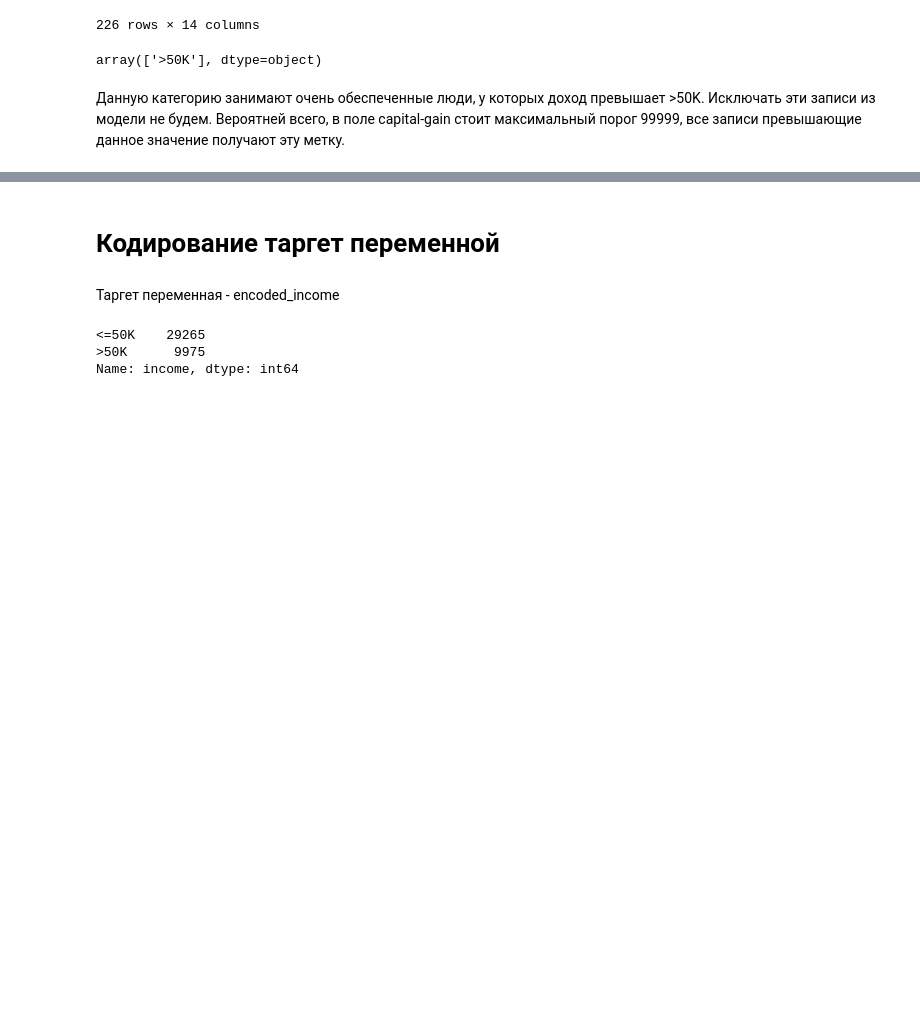
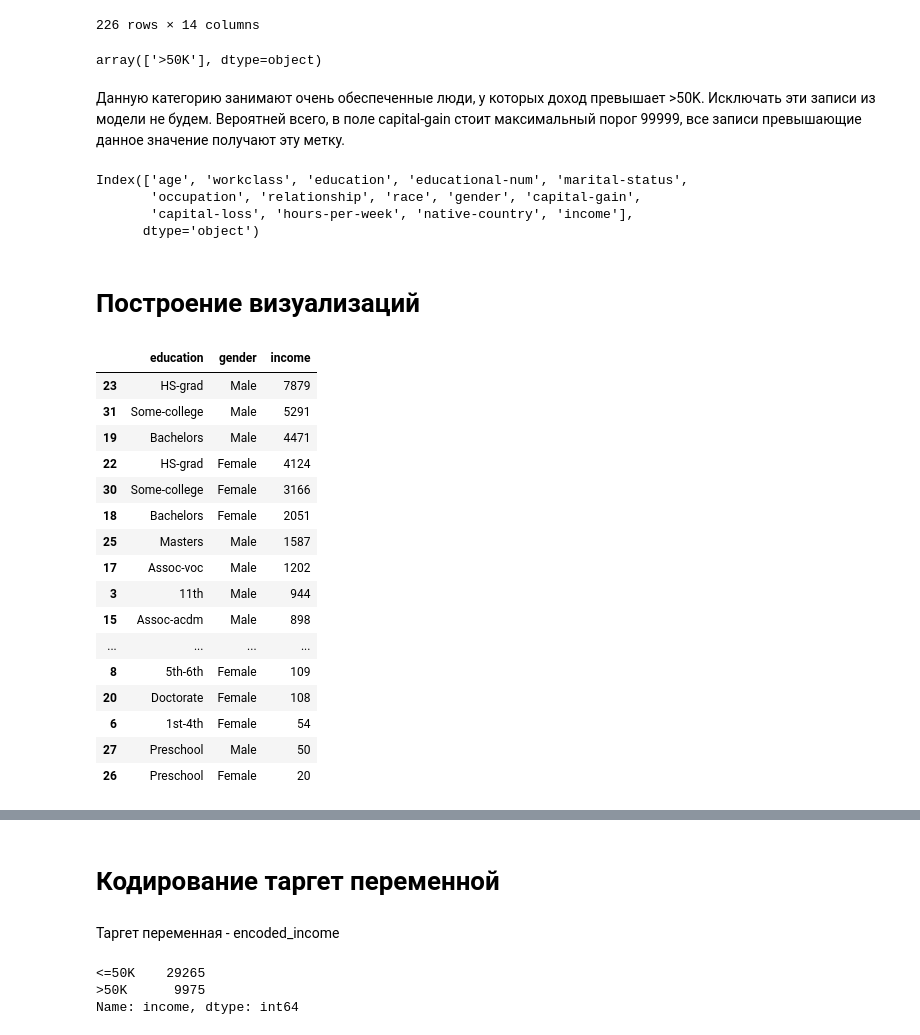
Before and after one commit to GitForPy/Machine-Learning, a Jupyter notebook: hw1.ipynb, the cells around one changed output, grey strips where cells are left out. Saved outputs shown, nothing was run; the diff lists cells and outputs as text; code cells hidden in the pictures; blank space fills up the shorter version.

```diff
--- a/hw1.ipynb
+++ b/hw1.ipynb
@@ -399,3 +401,37 @@ df[df['capital-gain'] > 90000]['income'].unique()
 array(['>50K'], dtype=object)
 # %% [markdown]
 Данную категорию занимают очень обеспеченные люди, у которых доход превышает >50K. Исключать эти записи из модели не будем. Вероятней всего, в поле capital-gain стоит максимальный порог 99999, все записи превышающие данное значение получают эту метку.
+# %%
+df.columns
+# %% [output]
+Index(['age', 'workclass', 'education', 'educational-num', 'marital-status',
+       'occupation', 'relationship', 'race', 'gender', 'capital-gain',
+       'capital-loss', 'hours-per-week', 'native-country', 'income'],
+      dtype='object')
+# %% [markdown]
+# Построение визуализаций
+# %%
+# Оценим уровень дохода в разрезе пола и типа образования
+
+eduction_data = df.groupby(['education', 'gender'])['income'].count().reset_index().sort_values('income', ascending=False)
+eduction_data
+
+# education_data = education_data.reset_index()
+# %% [output]
+|  | education | gender | income |
+| 23 | HS-grad | Male | 7879 |
+| 31 | Some-college | Male | 5291 |
+| 19 | Bachelors | Male | 4471 |
+| 22 | HS-grad | Female | 4124 |
+| 30 | Some-college | Female | 3166 |
+| 18 | Bachelors | Female | 2051 |
+| 25 | Masters | Male | 1587 |
+| 17 | Assoc-voc | Male | 1202 |
+| 3 | 11th | Male | 944 |
+| 15 | Assoc-acdm | Male | 898 |
+| ... | ... | ... | ... |
+| 8 | 5th-6th | Female | 109 |
+| 20 | Doctorate | Female | 108 |
+| 6 | 1st-4th | Female | 54 |
+| 27 | Preschool | Male | 50 |
+| 26 | Preschool | Female | 20 |
```
Also changed, not shown: parts of 15 cells of this notebook.
